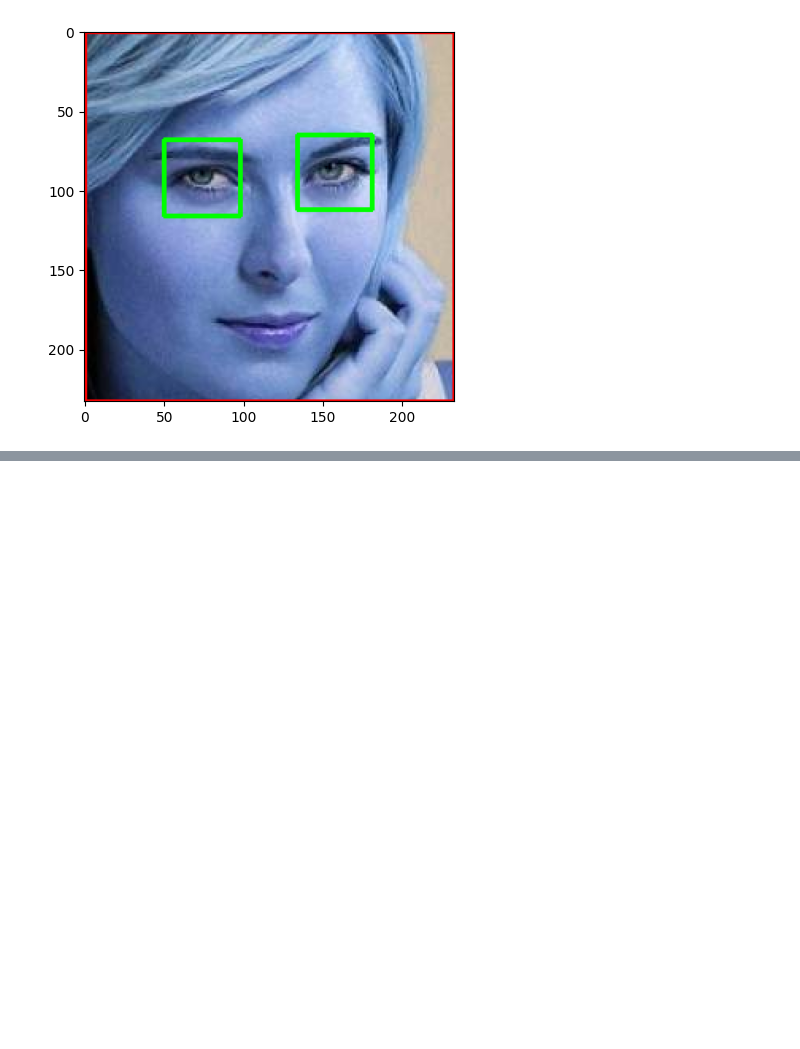
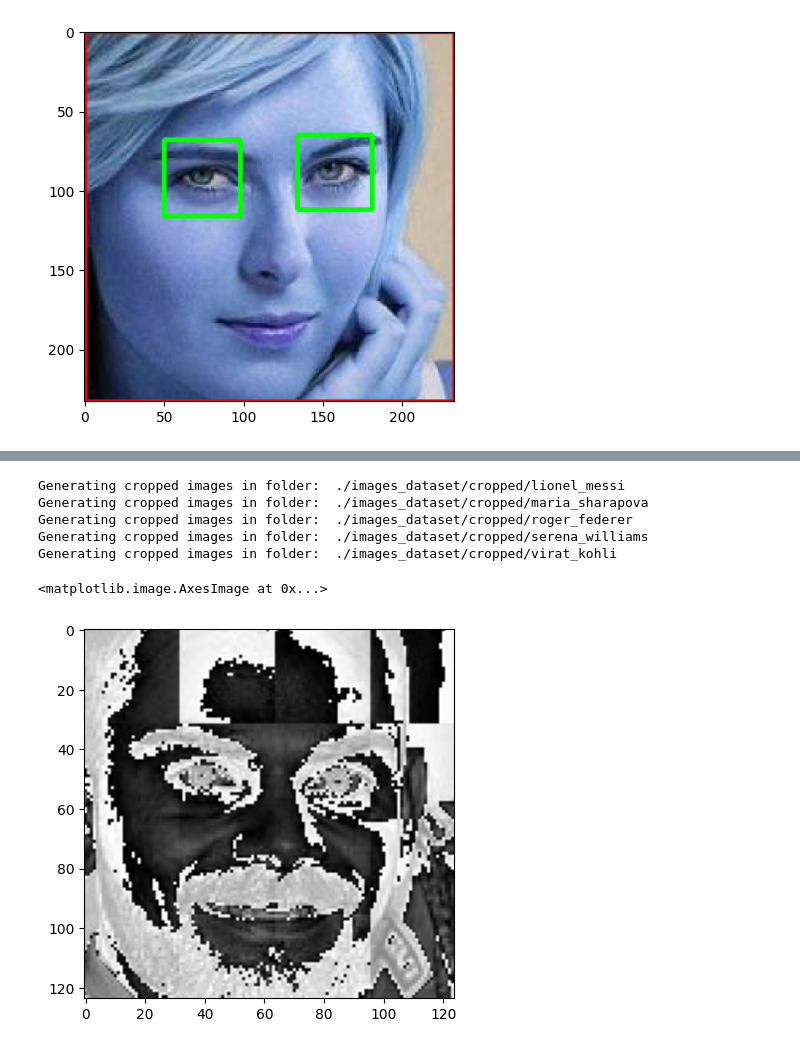
Before and after one commit to SrijitK10/Image-Classification, a Jupyter notebook: Model/sports_person_classifier_model.ipynb, the cells around one changed output, grey strips where cells are left out. Saved outputs shown, nothing was run; the diff lists cells and outputs as text; code cells hidden in the pictures; blank space fills up the shorter version.

```diff
--- a/Model/sports_person_classifier_model.ipynb
+++ b/Model/sports_person_classifier_model.ipynb
@@ -109,4 +110,63 @@ if os.path.exists(path_to_cr_data):
     shutil.rmtree(path_to_cr_data)
 os.mkdir(path_to_cr_data)
 # %%
+cropped_image_dirs = []
+celebrity_file_names_dict = {}
 for img_dir in img_dirs:
+    count = 1
+    celebrity_name = img_dir.split('/')[-1]
+    celebrity_file_names_dict[celebrity_name] = []
+    for entry in os.scandir(img_dir):
+        roi_color = get_cropped_image_if_2_eyes(entry.path)
+        if roi_color is not None:
+            cropped_folder = path_to_cr_data + celebrity_name
+            if not os.path.exists(cropped_folder):
+                os.makedirs(cropped_folder)
+                cropped_image_dirs.append(cropped_folder)
+                print("Generating cropped images in folder: ",cropped_folder)
+            cropped_file_name = celebrity_name + str(count) + ".png"
+            cropped_file_path = cropped_folder + "/" + cropped_file_name
+            cv2.imwrite(cropped_file_path, roi_color)
+            celebrity_file_names_dict[celebrity_name].append(cropped_file_path)
+            count += 1
+# %% [output]
+Generating cropped images in folder:  ./images_dataset/cropped/lionel_messi
+Generating cropped images in folder:  ./images_dataset/cropped/maria_sharapova
+Generating cropped images in folder:  ./images_dataset/cropped/roger_federer
+Generating cropped images in folder:  ./images_dataset/cropped/serena_williams
+Generating cropped images in folder:  ./images_dataset/cropped/virat_kohli
+# %%
+import numpy as np
+import pywt
+import cv2
+
+def w2d(img,mode='haar',level=1):
+    imArray=img
+
+    #Datatype conversions
+    #convert to grayscale
+    imArray=cv2.cvtColor(imArray,cv2.COLOR_RGB2GRAY)
+
+    #convert to float
+    imArray=np.float32(imArray)
+    imArray /=255;
+
+    #compute coefficients
+    coeffs=pywt.wavedec2(imArray,mode,level=level)
+
+    #Process Coefficients
+    coeffs_H=list(coeffs)
+    coeffs_H[0] *=0;
+
+    #reconstruction
+    imArray_H=pywt.waverec2(coeffs_H,mode);
+    imArray_H *=255;
+    imArray_H=np.uint8(imArray_H)
+
+    return imArray_H
+# %%
+im_har=w2d(roi_color,'db1',5)
+plt.imshow(im_har,cmap='gray')
+# %% [output]
+<matplotlib.image.AxesImage at 0x...>
+[figure, added]
```
Also changed, not shown: parts of 24 cells of this notebook.
